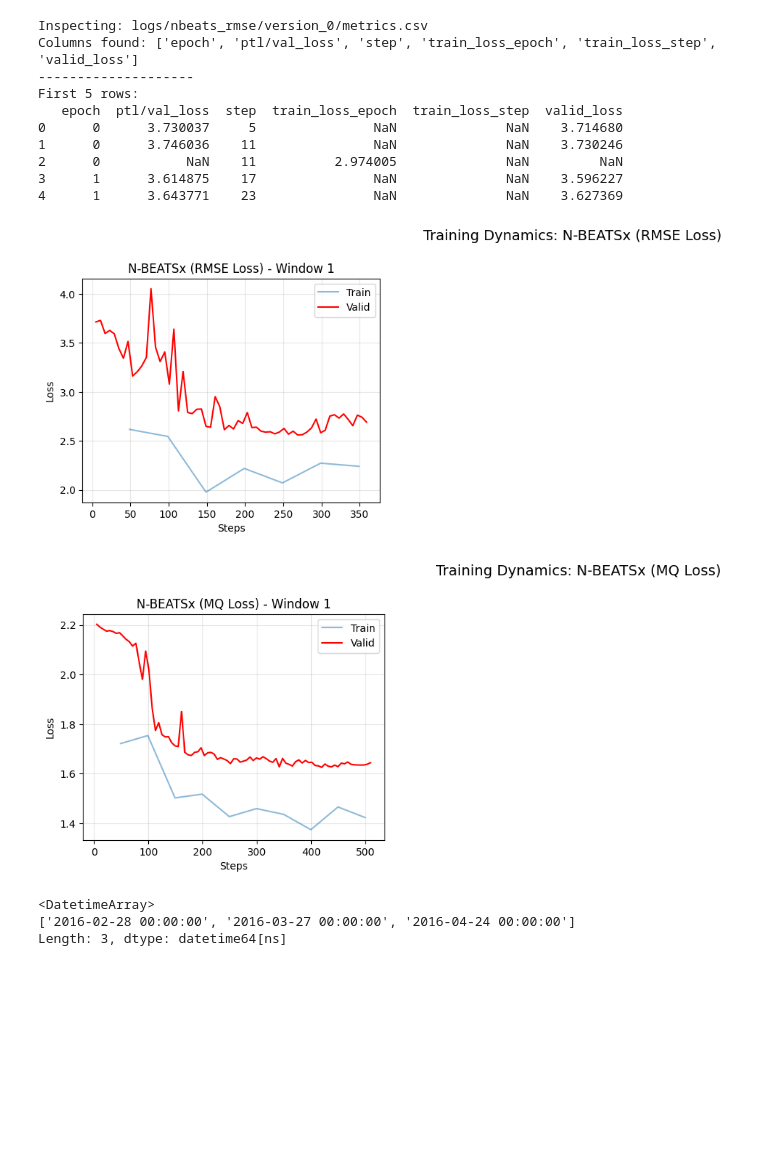
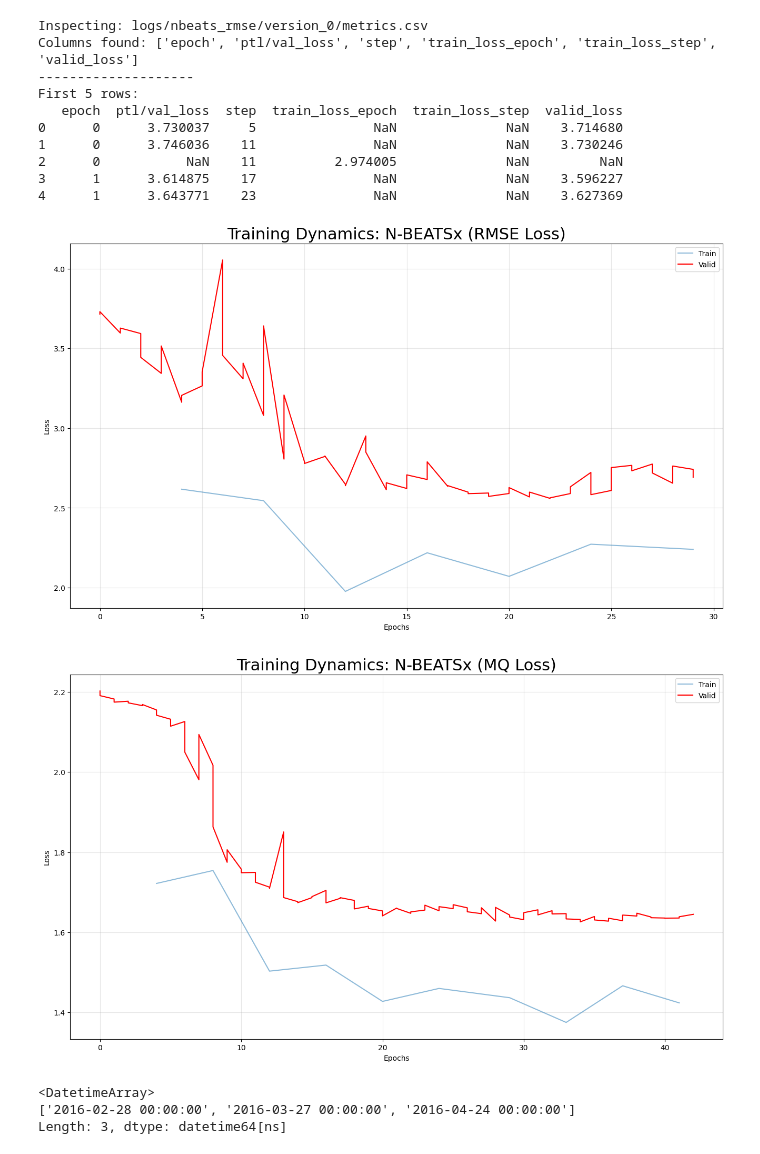
Before and after one commit to Zak-Las/Walmart-Demand-Forcasting, a Jupyter notebook: Notebooks/01_local_dynamics.ipynb, the cells around one changed output. Saved outputs shown, nothing was run; the diff lists cells and outputs as text; code cells hidden in the pictures; blank space fills up the shorter version.

Commit message:
minor update to 01_local_dynamics.ipynb: improved training dynamics plots

```diff
--- a/Notebooks/01_local_dynamics.ipynb
+++ b/Notebooks/01_local_dynamics.ipynb
@@ -768,46 +768,44 @@ def plot_learning_curves(model_name, log_folder):
     versions = sorted(glob.glob(f"logs/{log_folder}/version_*"))
 
     if not versions:
         print(f"WARNING: No logs found for {log_folder}")
         return
 
-    plt.figure(figsize=(18, 4))
+
+    plt.figure(figsize=(16, 9))
 
     for i, v_dir in enumerate(versions):
         if i >= 3: break
 
         metrics_path = f"{v_dir}/metrics.csv"
         if os.path.exists(metrics_path):
             m_df = pd.read_csv(metrics_path)
 
             # STRATEGY: Isolate the streams
             # 1. Extract Training Data (Drop rows where train_loss_step is NaN)
-            train_df = m_df[['step', 'train_loss_step']].dropna()
+            train_df = m_df[['epoch', 'train_loss_step']].dropna()
 
             # 2. Extract Validation Data (Drop rows where valid_loss is NaN)
-            valid_df = m_df[['step', 'valid_loss']].dropna()
-
-            plt.subplot(1, 3, i+1)
+            valid_df = m_df[['epoch', 'valid_loss']].dropna()
 
             # Plot independently
-            plt.plot(train_df['step'], train_df['train_loss_step'], label='Train', alpha=0.5)
-            plt.plot(valid_df['step'], valid_df['valid_loss'], label='Valid', color='red', linewidth=1.5)
+            plt.plot(train_df['epoch'], train_df['train_loss_step'], label='Train', alpha=0.5)
+            plt.plot(valid_df['epoch'], valid_df['valid_loss'], label='Valid', color='red', linewidth=1.5)
 
-            plt.title(f"{model_name} - Window {i+1}")
-            plt.xlabel("Steps")
+            plt.title(f"Training Dynamics: {model_name}",fontsize=22)
+            plt.xlabel("Epochs")
             plt.ylabel("Loss")
-            if i == 0: plt.legend()
+            plt.legend()
             plt.grid(True, alpha=0.3)
 
-    plt.suptitle(f"Training Dynamics: {model_name}", fontsize=14, y=1.05)
     plt.show()
 
 # Execute
 plot_learning_curves("N-BEATSx (RMSE Loss)", "nbeats_rmse")
 plot_learning_curves("N-BEATSx (MQ Loss)", "nbeats_mql")
 # %% [output]
-[figure, old version]
+[figure, new version]
-[figure, old version]
+[figure, new version]
 # %%
 print(cv_results['cutoff'].unique())
 # %% [output]
```
Also changed, not shown: parts of 3 cells of this notebook.
